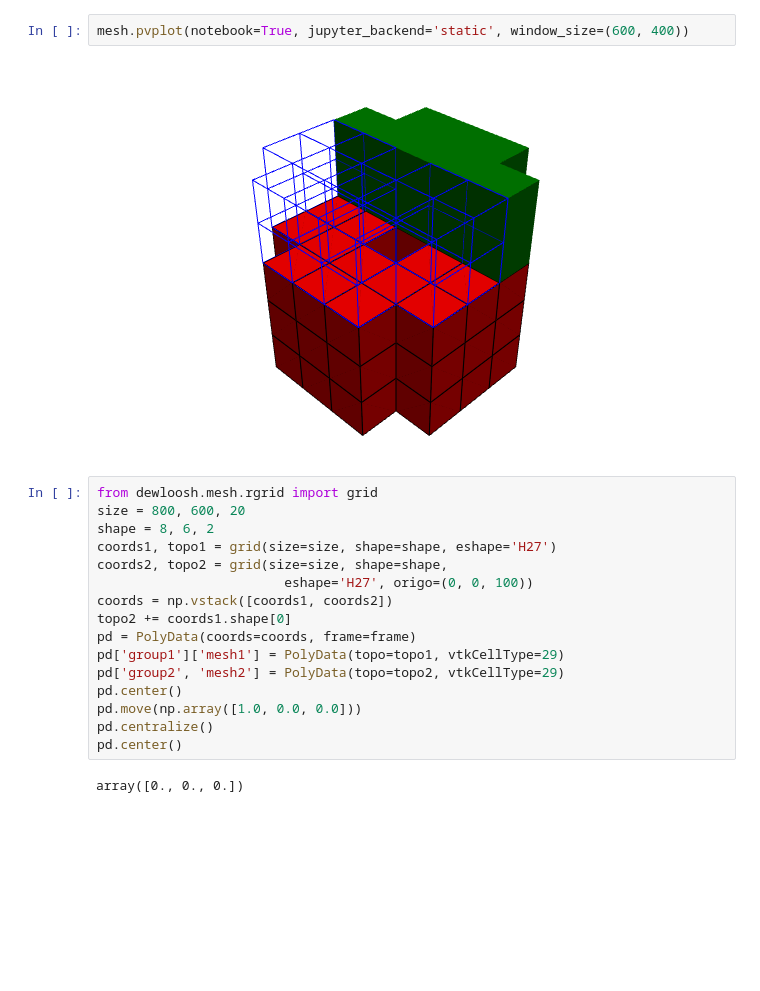
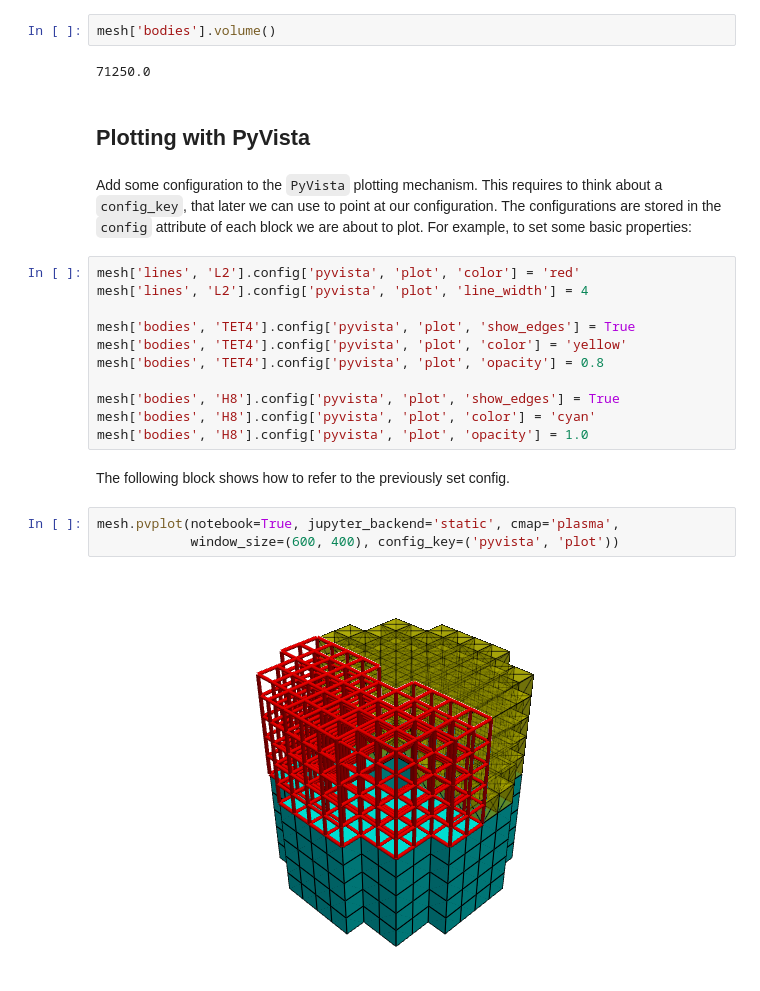
Before and after one commit to dewloosh/dewloosh-mesh, a Jupyter notebook: examples/compound_basic.ipynb, the cells around one changed output. Saved outputs shown, nothing was run; the diff lists cells and outputs as text; blank space fills up the shorter version.

```diff
--- a/examples/compound_basic.ipynb
+++ b/examples/compound_basic.ipynb
@@ -66,22 +55,29 @@ plotter.show(jupyter_backend='none')
+# %%
+mesh['bodies'].volume()
+# %% [output]
+71250.0
+# %% [markdown]
+## Plotting with **PyVista**
+# %% [markdown]
+Add some configuration to the `PyVista` plotting mechanism. This requires to think about
+a ``config_key``, that later we can use to point at our configuration. The configurations
+are stored in the ``config`` attribute of each block we are about to plot. For example,
+to set some basic properties:
+# %%
+mesh['lines', 'L2'].config['pyvista', 'plot', 'color'] = 'red'
+mesh['lines', 'L2'].config['pyvista', 'plot', 'line_width'] = 4
+
+mesh['bodies', 'TET4'].config['pyvista', 'plot', 'show_edges'] = True
+mesh['bodies', 'TET4'].config['pyvista', 'plot', 'color'] = 'yellow'
+mesh['bodies', 'TET4'].config['pyvista', 'plot', 'opacity'] = 0.8
+
+mesh['bodies', 'H8'].config['pyvista', 'plot', 'show_edges'] = True
+mesh['bodies', 'H8'].config['pyvista', 'plot', 'color'] = 'cyan'
+mesh['bodies', 'H8'].config['pyvista', 'plot', 'opacity'] = 1.0
+# %% [markdown]
+The following block shows how to refer to the previously set config.
 # %%
-mesh.pvplot(notebook=True, jupyter_backend='static', window_size=(600, 400))
+mesh.pvplot(notebook=True, jupyter_backend='static', cmap='plasma',
+            window_size=(600, 400), config_key=('pyvista', 'plot'))
 # %% [output]
-[figure, old version]
+[figure, new version]
-# %%
-from dewloosh.mesh.rgrid import grid
-size = 800, 600, 20
-shape = 8, 6, 2
-coords1, topo1 = grid(size=size, shape=shape, eshape='H27')
-coords2, topo2 = grid(size=size, shape=shape,
-                        eshape='H27', origo=(0, 0, 100))
-coords = np.vstack([coords1, coords2])
-topo2 += coords1.shape[0]
-pd = PolyData(coords=coords, frame=frame)
-pd['group1']['mesh1'] = PolyData(topo=topo1, vtkCellType=29)
-pd['group2', 'mesh2'] = PolyData(topo=topo2, vtkCellType=29)
-pd.center()
-pd.move(np.array([1.0, 0.0, 0.0]))
-pd.centralize()
-pd.center()
-# %% [output]
-array([0., 0., 0.])
```
Also changed, not shown: parts of 12 cells of this notebook, 17 other files.
